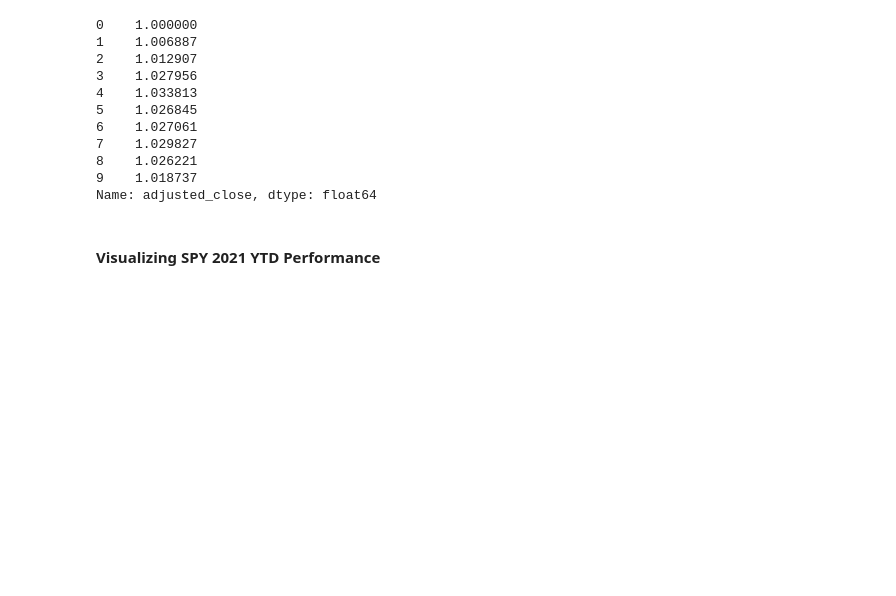
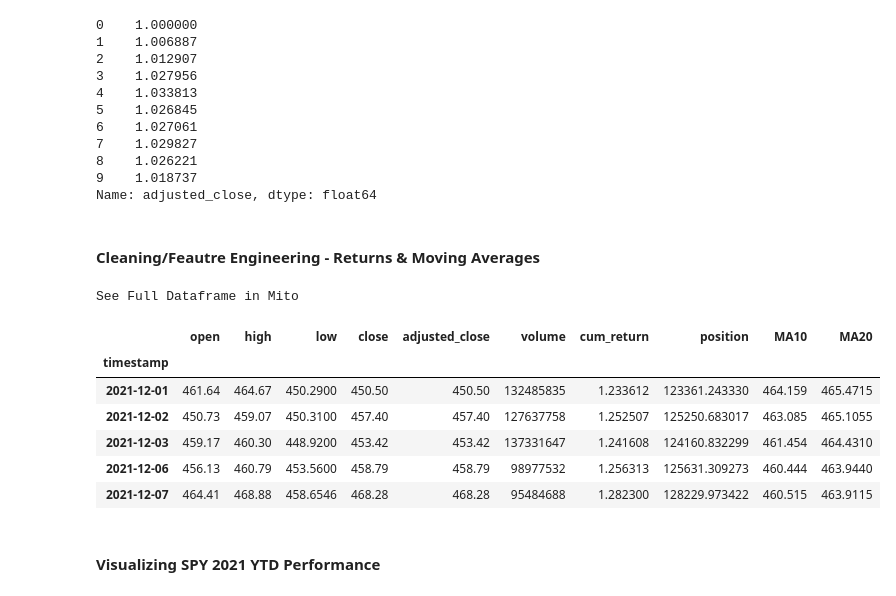
Before and after one commit to brianfrubin/etf-analysis, a Jupyter notebook: Visualize_Performance.ipynb, the cells around one changed output. Drawn from its saved outputs; the diff is of its cells as text; code cells hidden in the pictures; blank space fills up the shorter version.

```diff
--- a/Visualize_Performance.ipynb
+++ b/Visualize_Performance.ipynb
@@ -66,6 +66,28 @@ sp_returns_2021 = sp_500['adjusted_close'] / sp_500['adjusted_close'].iloc[0]
 Name: adjusted_close, dtype: float64
 # %%
 #sp_returns, sp_returns.name = sp_500['adjusted_close'].iloc[0] / sp_500['adjusted_close'], 'spy'
+# %% [markdown]
+#### Cleaning/Feautre Engineering - Returns & Moving Averages
+# %%
+sp_500['cum_return'] = sp_returns_2021
+sp_500.drop(columns=['Unnamed: 0', 'dividend_amount', 'split_coefficient'], inplace=True)
+sp_500.set_index('timestamp', inplace=True)
+allocation = 100_000
+sp_500['position'] = allocation * sp_500['cum_return']
+sp_500['MA10'] = sp_500['adjusted_close'].rolling(10).mean()
+sp_500['MA20'] = sp_500['adjusted_close'].rolling(20).mean()
+sp_500.to_csv('sp_2021_cum_returns.csv')
+# %%
+sp_500.tail()
+# %% [output]
+See Full Dataframe in Mito
+|  | open | high | low | close | adjusted_close | volume | cum_return | position | MA10 | MA20 |
+| timestamp |  |  |  |  |  |  |  |  |  |  |
+| 2021-12-01 | 461.64 | 464.67 | 450.2900 | 450.50 | 450.50 | 132485835 | 1.233612 | 123361.243330 | 464.159 | 465.4715 |
+| 2021-12-02 | 450.73 | 459.07 | 450.3100 | 457.40 | 457.40 | 127637758 | 1.252507 | 125250.683017 | 463.085 | 465.1055 |
+| 2021-12-03 | 459.17 | 460.30 | 448.9200 | 453.42 | 453.42 | 137331647 | 1.241608 | 124160.832299 | 461.454 | 464.4310 |
+| 2021-12-06 | 456.13 | 460.79 | 453.5600 | 458.79 | 458.79 | 98977532 | 1.256313 | 125631.309273 | 460.444 | 463.9440 |
+| 2021-12-07 | 464.41 | 468.88 | 458.6546 | 468.28 | 468.28 | 95484688 | 1.282300 | 128229.973422 | 460.515 | 463.9115 |
 # %% [markdown]
 #### Visualizing SPY 2021 YTD Performance
 # %%
```
Also changed, not shown: parts of 18 cells of this notebook.
